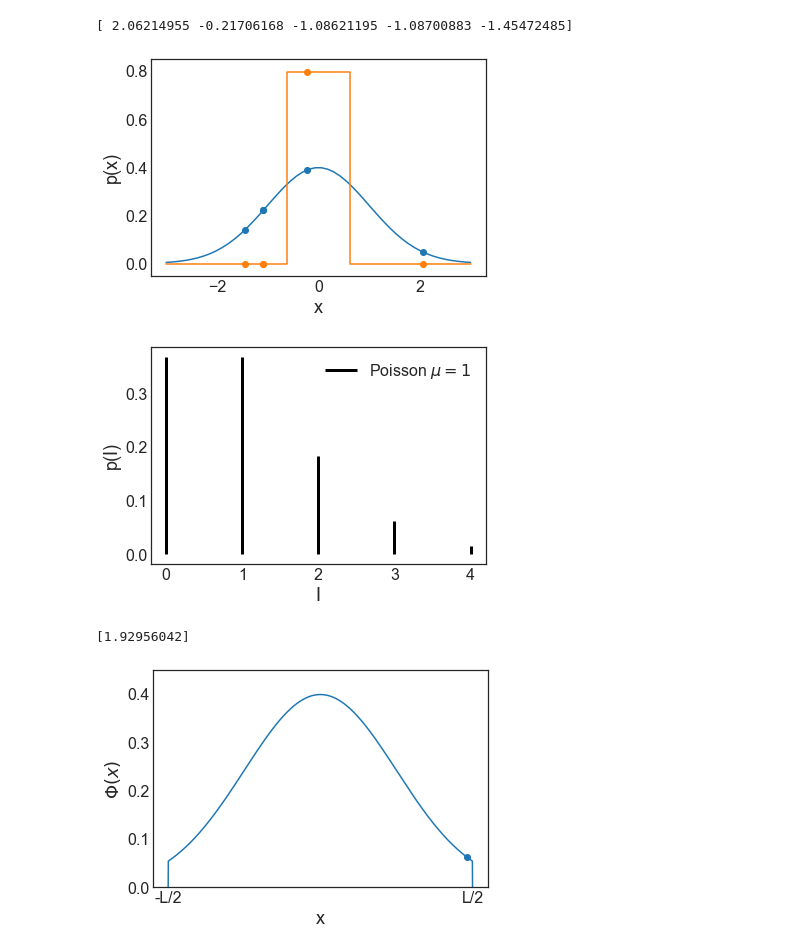
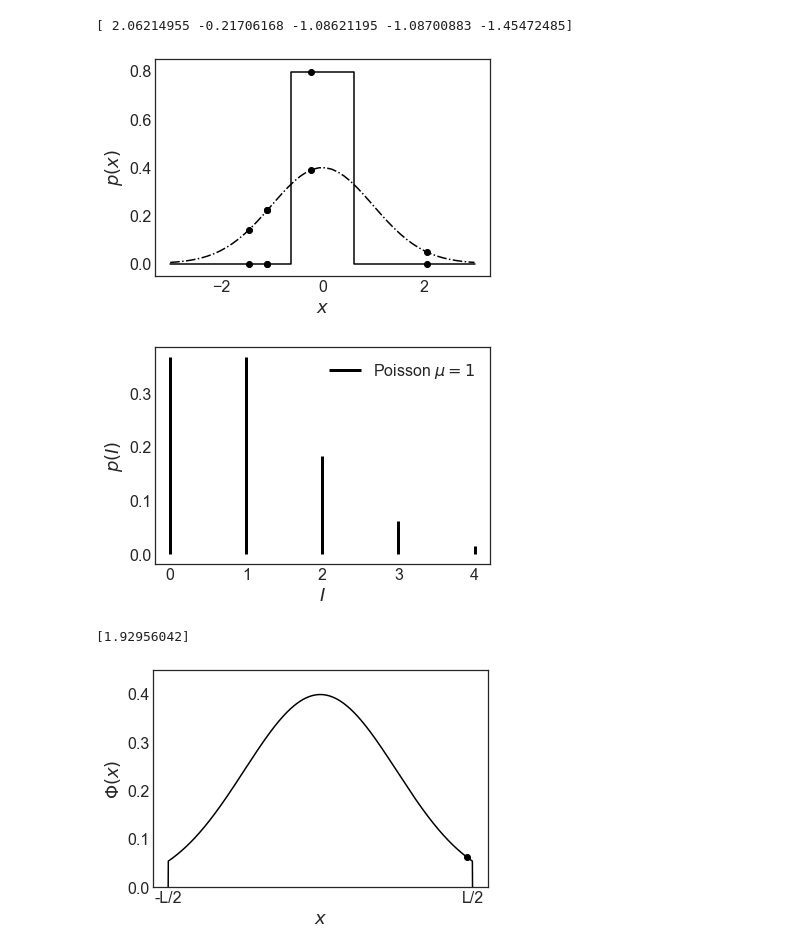
Before and after one commit to hstrey/Intensity-Distribution, a Jupyter notebook: photon histogram figure.ipynb, the cells around one changed output. Saved outputs shown, nothing was run; the diff lists cells and outputs as text; code cells hidden in the pictures.

```diff
--- a/photon histogram figure.ipynb
+++ b/photon histogram figure.ipynb
@@ -15,6 +15,7 @@ plt.rc('xtick', labelsize=SMALL_SIZE)    # fontsize of the tick labels
 plt.rc('ytick', labelsize=SMALL_SIZE)    # fontsize of the tick labels
 plt.rc('legend', fontsize=SMALL_SIZE)    # legend fontsize
 plt.rc('figure', titlesize=BIGGER_SIZE)  # fontsize of the figure title
+plt.rcParams["font.family"] = "serif"
 
 SEED = 350107321 # from random.org
 np.random.seed(SEED)
@@ -43,27 +44,27 @@ print(xf)
 # %% [output]
 [ 2.06214955 -0.21706168 -1.08621195 -1.08700883 -1.45472485]
 # %%
-plt.plot(x,n,label="Gaussian")
-plt.plot(xb,pb,label="Box")
-plt.scatter(xf,yfg)
-plt.scatter(xf,yfb)
+plt.plot(x,n,label="Gaussian",color="k",linestyle="-.")
+plt.plot(xb,pb,label="Box",color="k")
+plt.scatter(xf,yfg,color="k")
+plt.scatter(xf,yfb,color="k")
 
-plt.xlabel("x")
-plt.ylabel("p(x)")
+plt.xlabel(r"$x$")
+plt.ylabel(r"$p(x)$")
 plt.savefig("Gaussian_vs_box.png",format="png",dpi=300,bbox_inches='tight',facecolor="white",backgroundcolor="white")
 # %% [output]
-[figure, old version]
+[figure, new version]
 # %%
 xp = np.arange(5)
 pp = poisson(mu=1).pmf(xp)
 fig, ax = plt.subplots(1, 1)
 ax.vlines(xp, 0, pp, colors='k', linestyles='-', lw=3,label=r'Poisson $\mu=1$')
 plt.legend()
-plt.ylabel("p(I)")
-plt.xlabel("I")
+plt.ylabel(r"$p(I)$")
+plt.xlabel(r"$I$")
 plt.savefig("Poisson.png",format="png",dpi=300,bbox_inches='tight',facecolor="white",backgroundcolor="white")
 # %% [output]
-[figure, old version]
+[figure, new version]
 # %%
 xlim = 2
 x = np.linspace(-xlim,xlim,2000)
@@ -74,13 +75,13 @@ xf = np.random.random(1)*2*xlim-xlim
 yfg = norm.pdf(xf)
 print(xf)
 
-plt.plot(x,n)
-plt.scatter(xf,yfg)
-plt.xlabel("x")
+plt.plot(x,n,color="k")
+plt.scatter(xf,yfg,color="k")
+plt.xlabel(r"$x$")
 plt.ylabel(r"$\Phi(x)$")
 plt.ylim((0,0.45))
 plt.xticks([-2,2],["-L/2","L/2"])
 plt.savefig("Gaussian_L.png",format="png",dpi=300,bbox_inches='tight',facecolor="white",backgroundcolor="white")
 # %% [output]
 [1.92956042]
-[figure, old version]
+[figure, new version]
```
Also changed, not shown: 4 other files.
